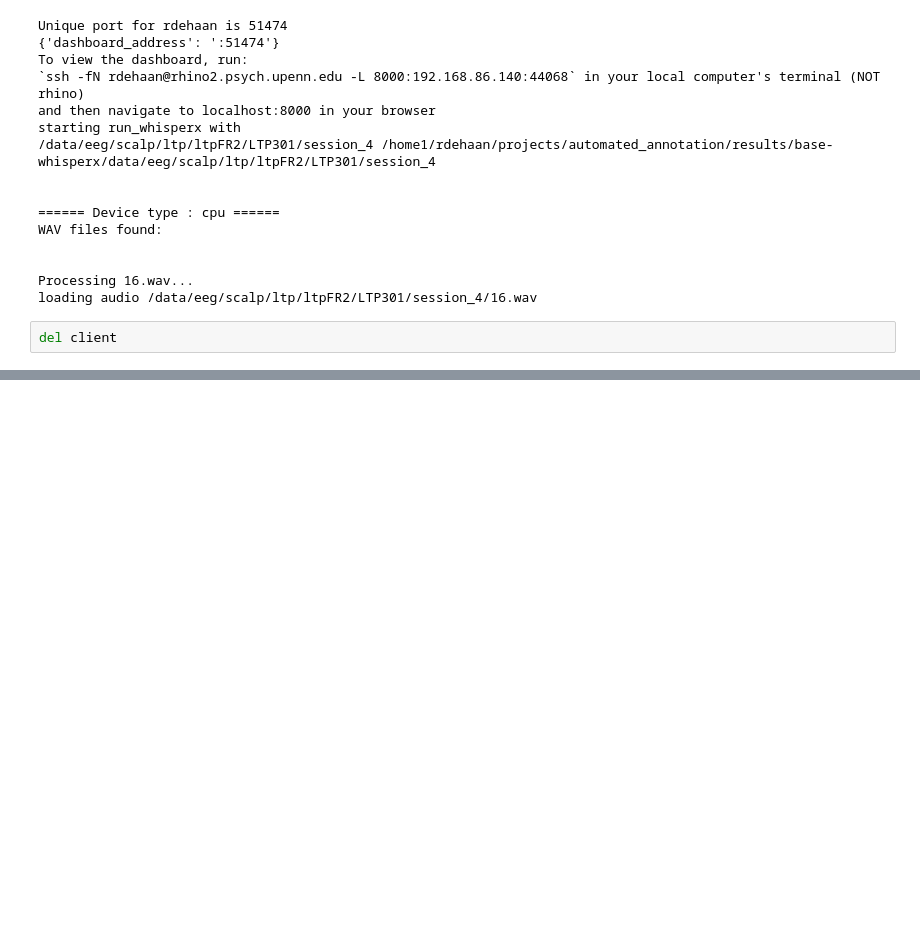
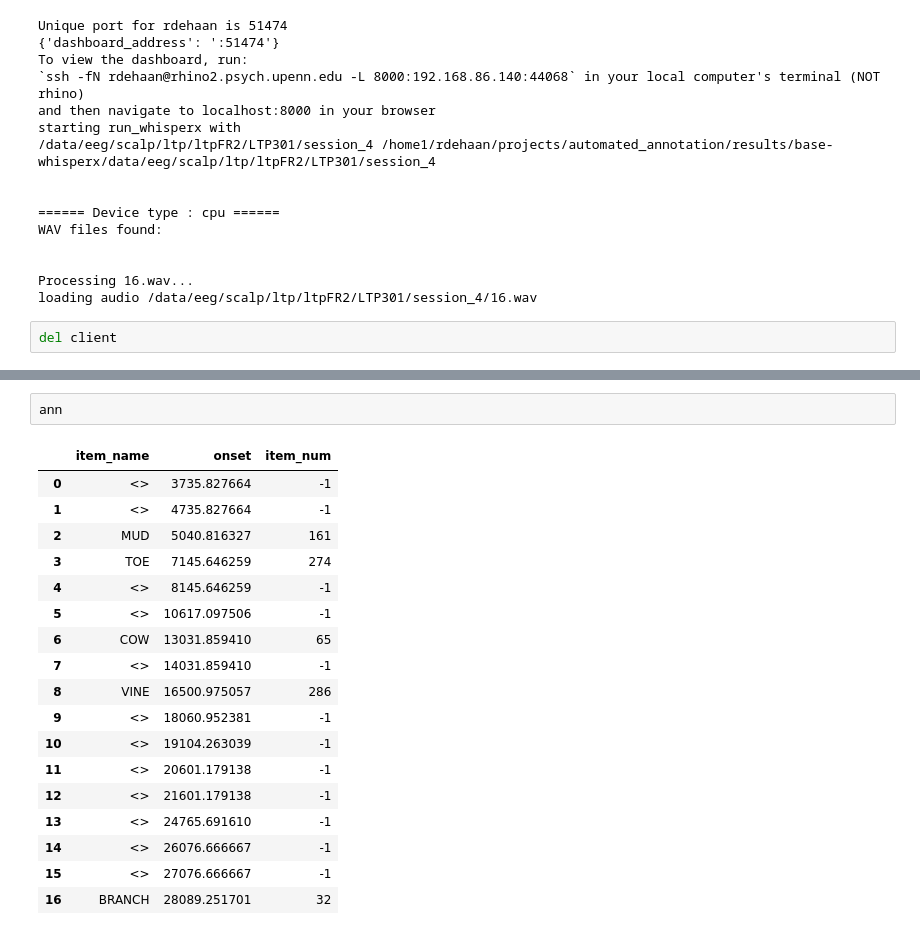
Before and after one commit to pennmem/automated_annotation, a Jupyter notebook: run_automated_annotations.ipynb, the cells around one changed output, grey strips where cells are left out. Saved outputs shown, nothing was run; the diff lists cells and outputs as text; blank space fills up the shorter version.

```diff
--- a/run_automated_annotations.ipynb
+++ b/run_automated_annotations.ipynb
@@ -414,0 +627,21 @@ Split: test
+# %%
+ann
+# %% [output]
+|  | item_name | onset | item_num |
+| 0 | <> | 3735.827664 | -1 |
+| 1 | <> | 4735.827664 | -1 |
+| 2 | MUD | 5040.816327 | 161 |
+| 3 | TOE | 7145.646259 | 274 |
+| 4 | <> | 8145.646259 | -1 |
+| 5 | <> | 10617.097506 | -1 |
+| 6 | COW | 13031.859410 | 65 |
+| 7 | <> | 14031.859410 | -1 |
+| 8 | VINE | 16500.975057 | 286 |
+| 9 | <> | 18060.952381 | -1 |
+| 10 | <> | 19104.263039 | -1 |
+| 11 | <> | 20601.179138 | -1 |
+| 12 | <> | 21601.179138 | -1 |
+| 13 | <> | 24765.691610 | -1 |
+| 14 | <> | 26076.666667 | -1 |
+| 15 | <> | 27076.666667 | -1 |
+| 16 | BRANCH | 28089.251701 | 32 |
```
Also changed, not shown: parts of 11 cells of this notebook, 3 other files.
